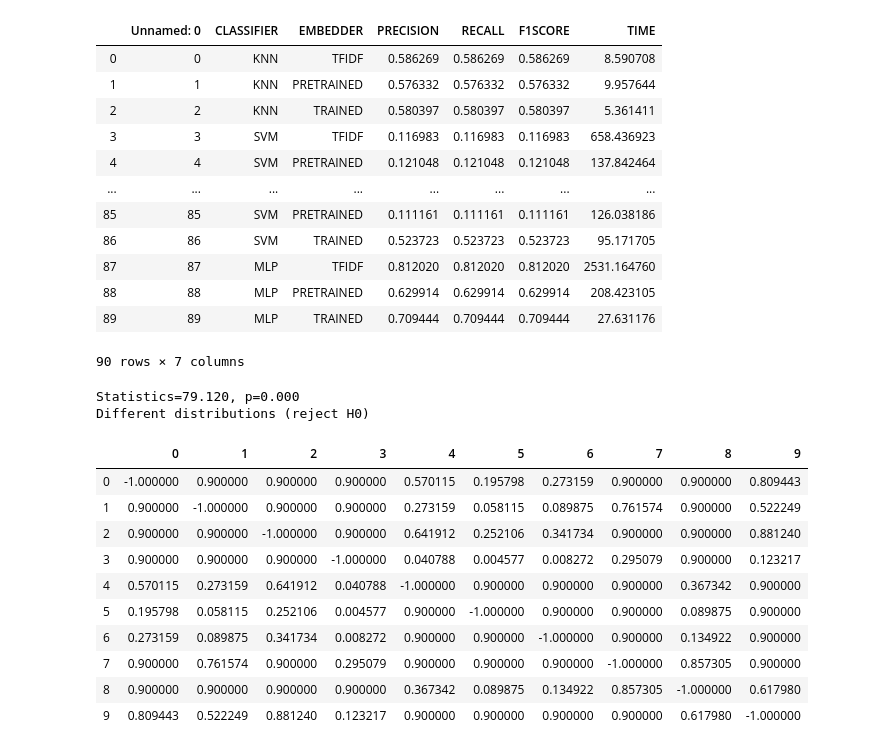
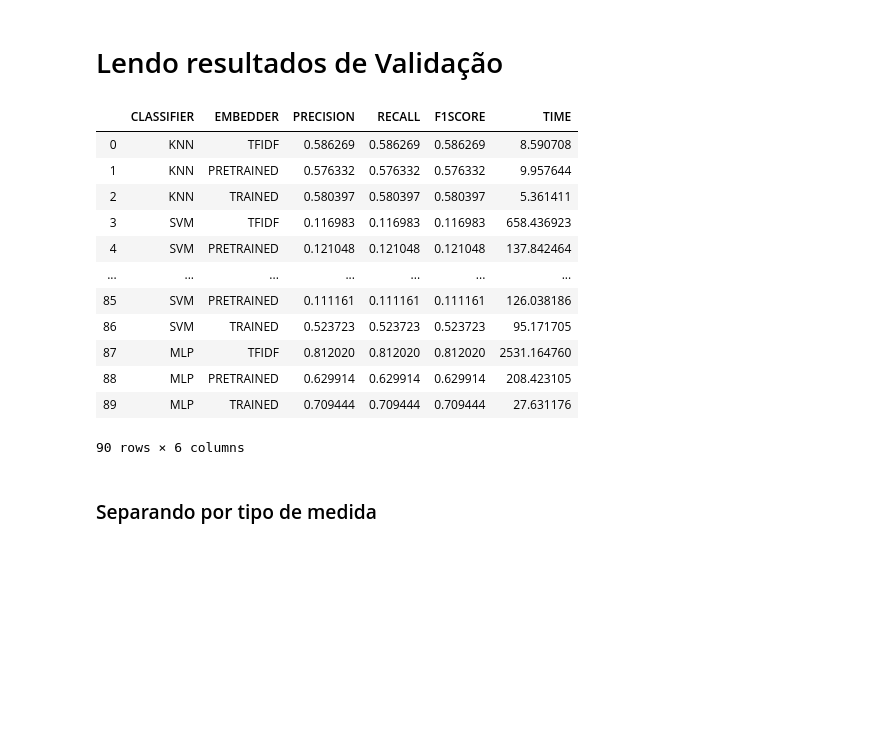
Before and after one commit to danieljunior/machine-leaning-2020.1, a Jupyter notebook: notebooks/Análise de Resultados.ipynb, the cells around one changed output. Drawn from its saved outputs; the diff is of its cells as text; code cells hidden in the pictures; blank space fills up the shorter version.

Commit message:
Adicionando análise dos resultados

```diff
--- a/notebooks/Análise de Resultados.ipynb
+++ b/notebooks/Análise de Resultados.ipynb
@@ -5,18 +9,22 @@ import scikit_posthocs as sp
+# %% [markdown]
+# Lendo resultados de Validação
 # %%
-resultados = pd.read_csv('../validation_results.csv')
+resultados = pd.read_csv('../validation_results.csv').drop(['Unnamed: 0'],axis=1)
 resultados
 # %% [output]
-|  | Unnamed: 0 | CLASSIFIER | EMBEDDER | PRECISION | RECALL | F1SCORE | TIME |
-| 0 | 0 | KNN | TFIDF | 0.586269 | 0.586269 | 0.586269 | 8.590708 |
-| 1 | 1 | KNN | PRETRAINED | 0.576332 | 0.576332 | 0.576332 | 9.957644 |
-| 2 | 2 | KNN | TRAINED | 0.580397 | 0.580397 | 0.580397 | 5.361411 |
-| 3 | 3 | SVM | TFIDF | 0.116983 | 0.116983 | 0.116983 | 658.436923 |
-| 4 | 4 | SVM | PRETRAINED | 0.121048 | 0.121048 | 0.121048 | 137.842464 |
-| ... | ... | ... | ... | ... | ... | ... | ... |
-| 85 | 85 | SVM | PRETRAINED | 0.111161 | 0.111161 | 0.111161 | 126.038186 |
-| 86 | 86 | SVM | TRAINED | 0.523723 | 0.523723 | 0.523723 | 95.171705 |
-| 87 | 87 | MLP | TFIDF | 0.812020 | 0.812020 | 0.812020 | 2531.164760 |
-| 88 | 88 | MLP | PRETRAINED | 0.629914 | 0.629914 | 0.629914 | 208.423105 |
-| 89 | 89 | MLP | TRAINED | 0.709444 | 0.709444 | 0.709444 | 27.631176 |
+|  | CLASSIFIER | EMBEDDER | PRECISION | RECALL | F1SCORE | TIME |
+| 0 | KNN | TFIDF | 0.586269 | 0.586269 | 0.586269 | 8.590708 |
+| 1 | KNN | PRETRAINED | 0.576332 | 0.576332 | 0.576332 | 9.957644 |
+| 2 | KNN | TRAINED | 0.580397 | 0.580397 | 0.580397 | 5.361411 |
+| 3 | SVM | TFIDF | 0.116983 | 0.116983 | 0.116983 | 658.436923 |
+| 4 | SVM | PRETRAINED | 0.121048 | 0.121048 | 0.121048 | 137.842464 |
+| ... | ... | ... | ... | ... | ... | ... |
+| 85 | SVM | PRETRAINED | 0.111161 | 0.111161 | 0.111161 | 126.038186 |
+| 86 | SVM | TRAINED | 0.523723 | 0.523723 | 0.523723 | 95.171705 |
+| 87 | MLP | TFIDF | 0.812020 | 0.812020 | 0.812020 | 2531.164760 |
+| 88 | MLP | PRETRAINED | 0.629914 | 0.629914 | 0.629914 | 208.423105 |
+| 89 | MLP | TRAINED | 0.709444 | 0.709444 | 0.709444 | 27.631176 |
-90 rows × 7 columns
+90 rows × 6 columns
+# %% [markdown]
+### Separando por tipo de medida
 # %%
@@ -29,30 +43,0 @@ dados_para_avaliar = [list(d.values())[0] for d in dados_por_clf_emb]
-# %%
-# src: https://machinelearningmastery.com/nonparametric-statistical-significance-tests-in-python/
-#Fail to Reject H0: Paired sample distributions are equal.
-#Reject H0: Paired sample distributions are not equal.
-stat, p = friedmanchisquare(*dados_para_avaliar)
-print('Statistics=%.3f, p=%.3f' % (stat, p))
-# interpret
-alpha = 0.05
-if p > alpha:
-	print('Same distributions (fail to reject H0)')
-else:
-	print('Different distributions (reject H0)')
-# %% [output]
-Statistics=79.120, p=0.000
-Different distributions (reject H0)
-# %%
-sp.posthoc_nemenyi_friedman(dados_para_avaliar)
-#preciso entender como avaliar isso
-# %% [output]
-|  | 0 | 1 | 2 | 3 | 4 | 5 | 6 | 7 | 8 | 9 |
-| 0 | -1.000000 | 0.900000 | 0.900000 | 0.900000 | 0.570115 | 0.195798 | 0.273159 | 0.900000 | 0.900000 | 0.809443 |
-| 1 | 0.900000 | -1.000000 | 0.900000 | 0.900000 | 0.273159 | 0.058115 | 0.089875 | 0.761574 | 0.900000 | 0.522249 |
-| 2 | 0.900000 | 0.900000 | -1.000000 | 0.900000 | 0.641912 | 0.252106 | 0.341734 | 0.900000 | 0.900000 | 0.881240 |
-| 3 | 0.900000 | 0.900000 | 0.900000 | -1.000000 | 0.040788 | 0.004577 | 0.008272 | 0.295079 | 0.900000 | 0.123217 |
-| 4 | 0.570115 | 0.273159 | 0.641912 | 0.040788 | -1.000000 | 0.900000 | 0.900000 | 0.900000 | 0.367342 | 0.900000 |
-| 5 | 0.195798 | 0.058115 | 0.252106 | 0.004577 | 0.900000 | -1.000000 | 0.900000 | 0.900000 | 0.089875 | 0.900000 |
-| 6 | 0.273159 | 0.089875 | 0.341734 | 0.008272 | 0.900000 | 0.900000 | -1.000000 | 0.900000 | 0.134922 | 0.900000 |
-| 7 | 0.900000 | 0.761574 | 0.900000 | 0.295079 | 0.900000 | 0.900000 | 0.900000 | -1.000000 | 0.857305 | 0.900000 |
-| 8 | 0.900000 | 0.900000 | 0.900000 | 0.900000 | 0.367342 | 0.089875 | 0.134922 | 0.857305 | -1.000000 | 0.617980 |
-| 9 | 0.809443 | 0.522249 | 0.881240 | 0.123217 | 0.900000 | 0.900000 | 0.900000 | 0.900000 | 0.617980 | -1.000000 |
```
Also changed, not shown: parts of 11 cells of this notebook, 4 other files.
